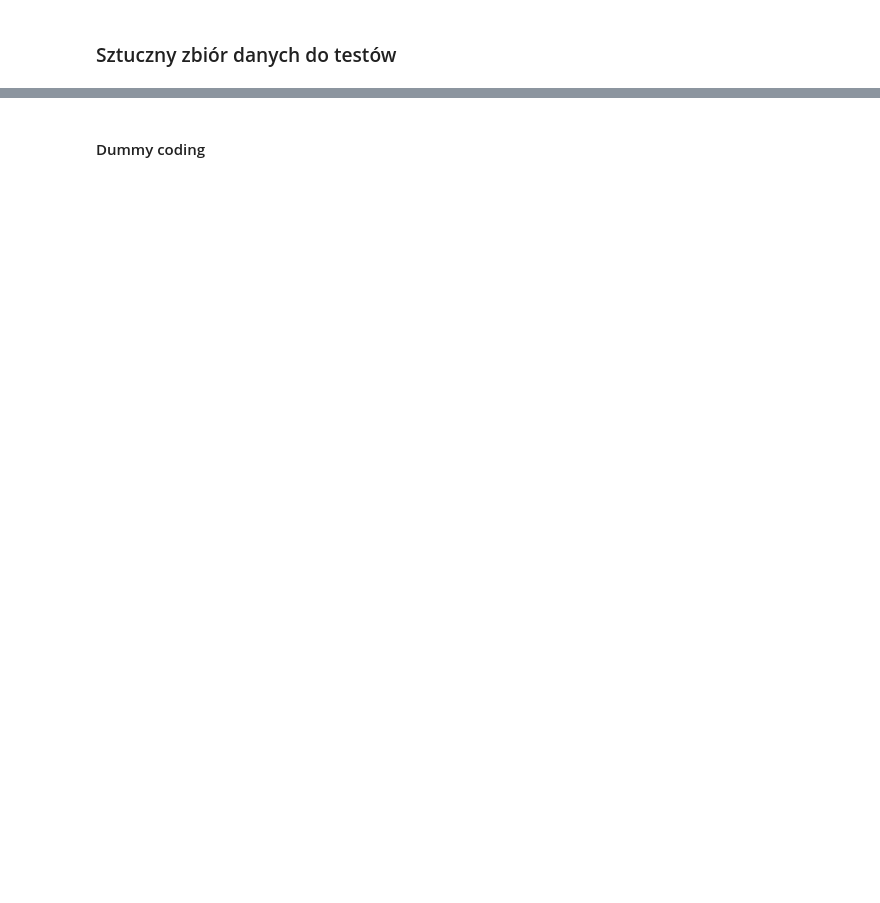
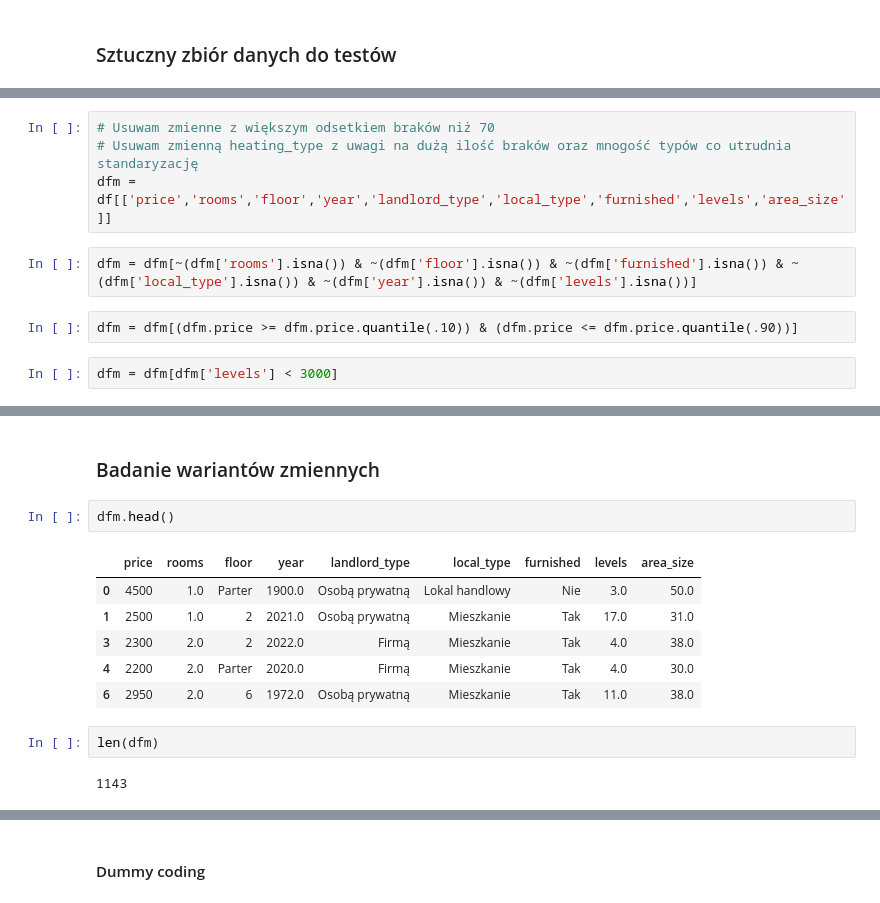
Before and after one commit to chomiczdawid/Web-scraping-and-rent-estimation-project, a Jupyter notebook: modeling.ipynb, the cells around one changed output, grey strips where cells are left out. Cells and saved outputs as stored; diff of their text form; blank space fills up the shorter version.

```diff
--- a/modeling.ipynb
+++ b/modeling.ipynb
@@ -37,0 +104,10 @@ df.head()
+# %%
+# Usuwam zmienne z większym odsetkiem braków niż 70
+# Usuwam zmienną heating_type z uwagi na dużą ilość braków oraz mnogość typów co utrudnia standaryzację
+dfm = df[['price','rooms','floor','year','landlord_type','local_type','furnished','levels','area_size']]
+# %%
+dfm = dfm[~(dfm['rooms'].isna()) & ~(dfm['floor'].isna()) & ~(dfm['furnished'].isna()) & ~(dfm['local_type'].isna()) & ~(dfm['year'].isna()) & ~(dfm['levels'].isna())]
+# %%
+dfm = dfm[(dfm.price >= dfm.price.quantile(.10)) & (dfm.price <= dfm.price.quantile(.90))]
+# %%
+dfm = dfm[dfm['levels'] < 3000]
@@ -37,0 +131,15 @@ df.head()
+# %% [markdown]
+### Badanie wariantów zmiennych
+# %%
+dfm.head()
+# %% [output]
+|  | price | rooms | floor | year | landlord_type | local_type | furnished | levels | area_size |
+| 0 | 4500 | 1.0 | Parter | 1900.0 | Osobą prywatną | Lokal handlowy | Nie | 3.0 | 50.0 |
+| 1 | 2500 | 1.0 | 2 | 2021.0 | Osobą prywatną | Mieszkanie | Tak | 17.0 | 31.0 |
+| 3 | 2300 | 2.0 | 2 | 2022.0 | Firmą | Mieszkanie | Tak | 4.0 | 38.0 |
+| 4 | 2200 | 2.0 | Parter | 2020.0 | Firmą | Mieszkanie | Tak | 4.0 | 30.0 |
+| 6 | 2950 | 2.0 | 6 | 1972.0 | Osobą prywatną | Mieszkanie | Tak | 11.0 | 38.0 |
+# %%
+len(dfm)
+# %% [output]
+1143
```
Also changed, not shown: parts of 41 cells of this notebook, 1 other file.
